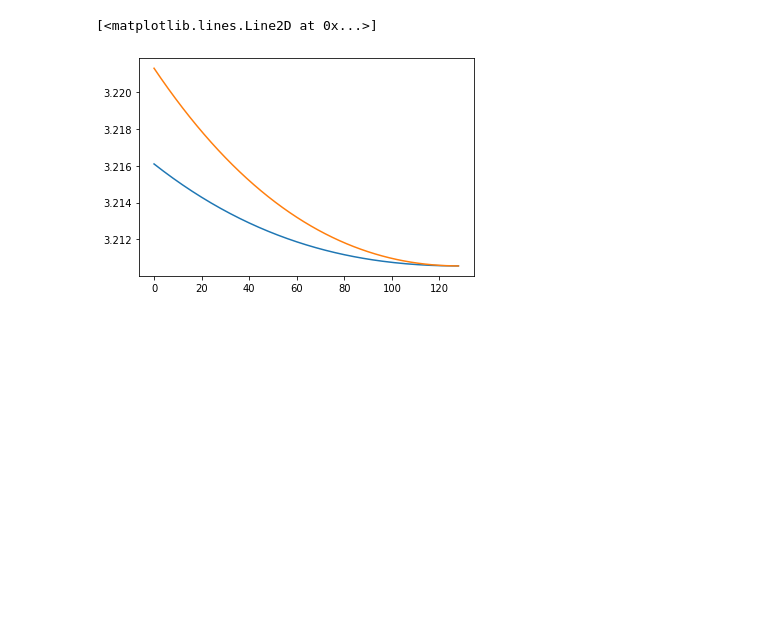
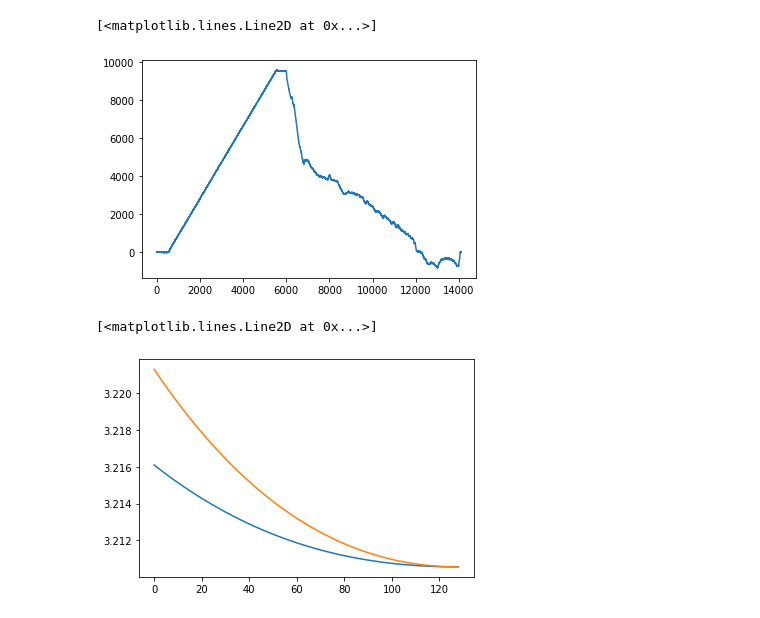
Before and after one commit to simpla-fusion/spdm, a Jupyter notebook: examples/demo_mapping.ipynb, the cells around one changed output. Saved outputs shown, nothing was run; the diff lists cells and outputs as text; code cells hidden in the pictures; blank space fills up the shorter version.

```diff
--- a/examples/demo_mapping.ipynb
+++ b/examples/demo_mapping.ipynb
@@ -14,29 +14,35 @@ from spdm.data.Mapping import Mapping
 mapping = Mapping(mapping_path="/home/salmon/workspace/fytok_data/mapping")
 
 # entry = mapping.find("EAST")
+# entry_efit = File("/home/salmon/workspace/data/efit_east?tree_name=efit_east,shot=38300", format="mdsplus").read()
 
-entry = mapping.map(File("/home/salmon/workspace/data/efit_east?tree_name=efit_east,shot=38300",
-                               format="mdsplus").read(), source_schema="EAST")
+entry_efit = mapping.map(File("/home/salmon/workspace/data/efit_east?tree_name=efit_east,shot=38300",
+                        format="mdsplus").read(), source_schema="EAST")
+entry_pcs = mapping.map(File("/home/salmon/workspace/data/pcs_east?tree_name=pcs_east,shot=38300",
+                    format="mdsplus").read(), source_schema="EAST")
 
-plt.gca().add_patch(plt.Polygon(np.array([entry.get("wall.description_2d.vessel.annular.outline_outer.r"),
-                                            entry.get("wall.description_2d.vessel.annular.outline_outer.z")]).transpose([1, 0]),
+plt.gca().add_patch(plt.Polygon(np.array([entry_pcs.get("wall.description_2d.vessel.annular.outline_outer.r"),
+                                          entry_pcs.get("wall.description_2d.vessel.annular.outline_outer.z")]).transpose([1, 0]),
                                 fill=False, closed=True))
 
-for coil in entry.get("pf_active.coil"):
-    rect = coil.get(["element", 0, "geometry","rectangle"]).dump_named()
+current = [coil.get("current.data") for coil in entry_pcs.get("pf_active.coil")]
+
+for coil in entry_pcs.get("pf_active.coil"):
+    rect = coil.get(["element", 0, "geometry", "rectangle"]).dump_named()
     plt.gca().add_patch(plt.Rectangle((rect.r-rect.width/2.0, rect.z -
-                                        rect.height/2.0), rect.width, rect.height, fill=False))
+                                       rect.height/2.0), rect.width, rect.height, fill=False))
 plt.axis('scaled')
 
 
-dim1=entry.get(["equilibrium", "time_slice", 0,"profiles_2d","grid","dim1"] )
-dim2=entry.get(["equilibrium", "time_slice", 0,"profiles_2d","grid","dim2"] )
+dim1 = entry_efit.get(["equilibrium", "time_slice", 0, "profiles_2d", "grid", "dim1"])
+dim2 = entry_efit.get(["equilibrium", "time_slice", 0, "profiles_2d", "grid", "dim2"])
 
-plt.contour(dim1,dim2,entry.get(["equilibrium", "time_slice", 0, "profiles_2d", "psi"]).T,levels=20, linewidths  =0.5,)
+plt.contour(dim1, dim2, entry_efit.get(["equilibrium", "time_slice", 0, "profiles_2d", "psi"]).T, levels=20, linewidths=0.5,)
 
 
-dim1=entry.get(["equilibrium", "time_slice", 10,"profiles_2d","grid","dim1"] )
-dim2=entry.get(["equilibrium", "time_slice", 10,"profiles_2d","grid","dim2"] )
+dim1 = entry_efit.get(["equilibrium", "time_slice", 10, "profiles_2d", "grid", "dim1"])
+dim2 = entry_efit.get(["equilibrium", "time_slice", 10, "profiles_2d", "grid", "dim2"])
 
-plt.contour(dim1,dim2,entry.get(["equilibrium", "time_slice", 10, "profiles_2d", "psi"]).T,levels=20,linewidths=0.5,)
+plt.contour(dim1, dim2, entry_efit.get(["equilibrium", "time_slice", 10,
+            "profiles_2d", "psi"]).T, levels=20, linewidths=0.5,)
 # %% [output]
@@ -45,5 +53,10 @@ plt.contour(dim1,dim2,entry.get(["equilibrium", "time_slice", 10, "profiles_2d",
 <matplotlib.contour.QuadContourSet at 0x...>
 [figure]
+# %%
+plt.plot(current[0])
+# %% [output]
+[<matplotlib.lines.Line2D at 0x...>]
+[figure, added]
 # %%
 plt.plot(entry.get(["equilibrium", "time_slice", 0, "profiles_1d", "f"]))
 plt.plot(entry.get(["equilibrium", "time_slice", 10, "profiles_1d", "f"]))
```
Also changed, not shown: parts of 8 cells of this notebook, 3 other files.
